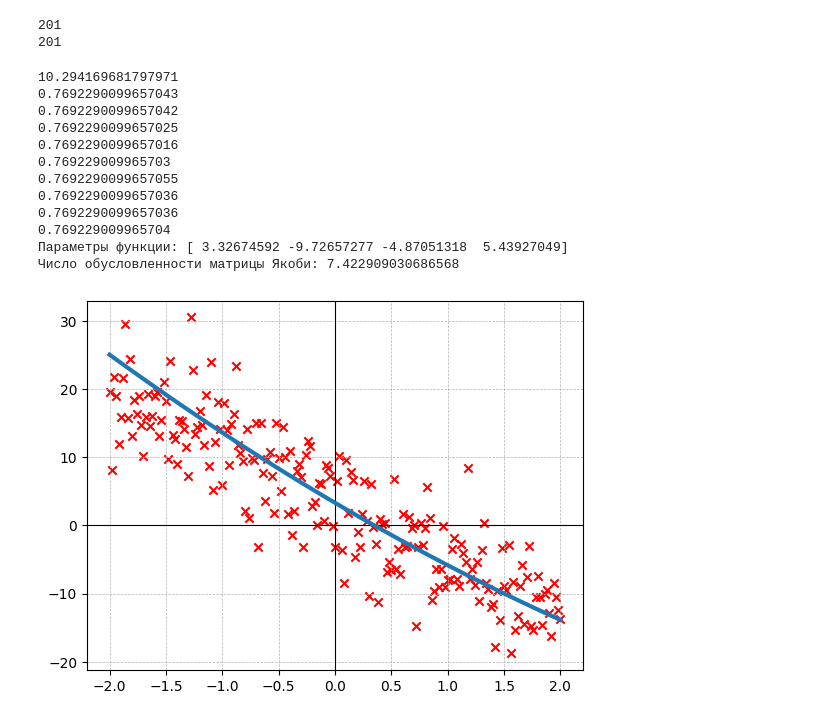
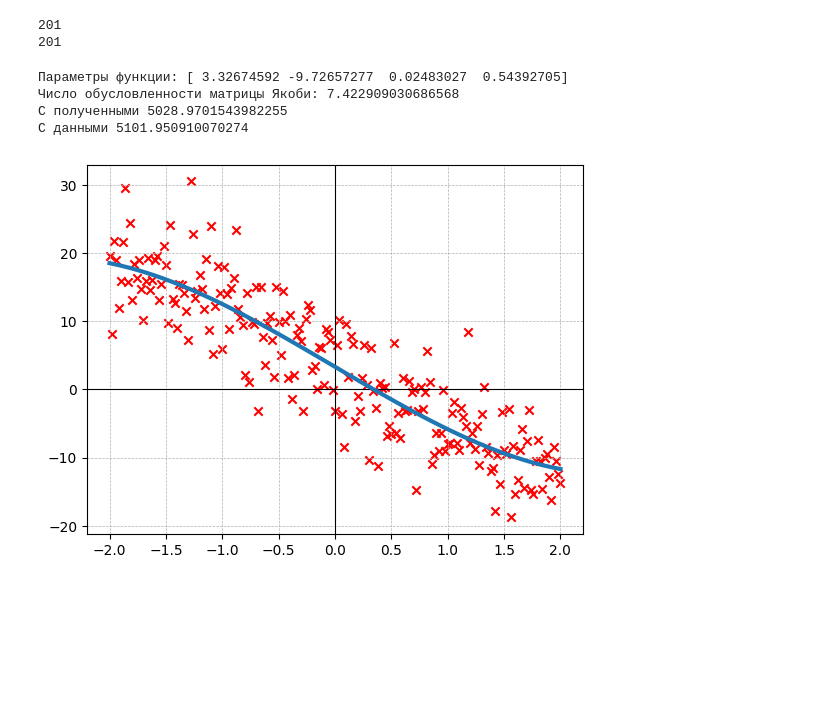
Before and after one commit to Kyushuki/optimization_methods, a Jupyter notebook: labs.ipynb, the cells around one changed output. Cells and saved outputs as stored; diff of their text form; code cells hidden in the pictures; blank space fills up the shorter version.

```diff
--- a/labs.ipynb
+++ b/labs.ipynb
@@ -28,6 +28,10 @@ def derivative(func, x, h=0.00001):
     return (func(x + h) - func(x - h)) / (2 * h)
 # %%
 def dichotomyMethod(x1,x2,func,delta):
+    """
+    Поиск экстремума функции Методом половинного деления (дихотомии,бисекции)
+    mode=1 находит минимум на интервале, mode=-1 максимум
+    """
     mode = 1 if derivative(func,(x1+x2)/2) > 0 else -1
     deltaM= 2*delta #deltaMultiply типа 2 же умножается на дельту
     deltaD = delta*0.5 #deltaDivine тип дельта же делится на 2 по сути
@@ -39,8 +43,6 @@ def dichotomyMethod(x1,x2,func,delta):
         else:
             x1 = a
     return (x1+x2)/2
-""" Поиск экстремума функции Методом половинного деления (дихотомии,бисекции)
-mode=1 находит минимум на интервале, mode=-1 максимум """
 # %% [output]
 ' Поиск экстремума функции Методом половинного деления (дихотомии,бисекции) \nmode=1 находит минимум на интервале, mode=-1 максимум '
 # %%
@@ -271,10 +272,10 @@ $F(x) = \frac{1}{2} \sum_{i=1}^m{f_i(x)^2} = \frac{1}{2} {||f(x)||^2} $
 где
 $f_𝑖(𝒙) = \phi(𝒙,𝑡_𝑖) − 𝑦_𝑖$
 # %%
-epsilon = 0.001
+epsilon = 0.1
 x_st = np.array([0, 0, 0, 0])
 def fi(x,t):
-    return x[3]*t**2 + x[2]*t**2 + x[1]*t + x[0]
+    return x[3]*t**3 + x[2]*t**2 + x[1]*t + x[0]
 # %%
 with open('data.dat', 'r') as file:
     lines = file.readlines()
@@ -288,49 +289,50 @@ print(len(y))
 201
 201
 # %%
-def jacobian(x):
-    J = np.zeros((len(x), 4))
+def jacobian(t):
+    J = np.zeros((len(t), 4))
     J[:, 0] = 1
-    J[:, 1] = x
-    J[:, 2] = x**2
-    J[:, 3] = x**3
+    J[:, 1] = t
+    J[:, 2] = t**2
+    J[:, 3] = t**3
     return J
 # %%
 j = jacobian(t)
-
 def gauss_newton(x0,eps):
     x = x0.copy()
     for _ in range(10):
+
         f_i = fi(x,t) - y
         delta = np.linalg.solve(j.T @ j , -j.T @ f_i)
-        x = x + delta
-        d = np.linalg.norm(delta)
-        print(d)
-        if  d < eps:
+        x = x+delta
+        if  np.max(np.abs(delta)) < eps:
             break
     return x
 # %%
 plt.axvline(0, color='black', linewidth='0.8')
 plt.axhline(0, color='black', linewidth='0.8')
 plt.grid(True, linestyle='--',linewidth='0.5')
 plt.scatter(t,y, color='red',marker='x')
 xx = gauss_newton(x_st,epsilon)
 tt = np.linspace(min(t),max(t))
 plt.plot(tt,fi(xx,tt),lw='3')
 print(f"Параметры функции: {xx}")
 cond_J = np.linalg.cond(j)
 print(f"Число обусловленности матрицы Якоби: {cond_J}")
+
+phi = fi(xx,t)
+r = phi - y
+
+s = np.sum(r**2)
+print(f"С полученными {s}")
+phi = fi([2*np.sqrt(3),-11,0,1],t)
+r = phi - y
+
+s = np.sum(r**2)
+print(f"С данными {s}")
 # %% [output]
-10.294169681797971
-0.7692290099657043
-0.7692290099657042
-0.7692290099657025
-0.7692290099657016
-0.769229009965703
-0.7692290099657055
-0.7692290099657036
-0.7692290099657036
-0.769229009965704
-Параметры функции: [ 3.32674592 -9.72657277 -4.87051318  5.43927049]
+Параметры функции: [ 3.32674592 -9.72657277  0.02483027  0.54392705]
 Число обусловленности матрицы Якоби: 7.422909030686568
+С полученными 5028.9701543982255
+С данными 5101.950910070274
-[figure, old version]
+[figure, new version]
```
Also changed, not shown: parts of 2 cells of this notebook.
